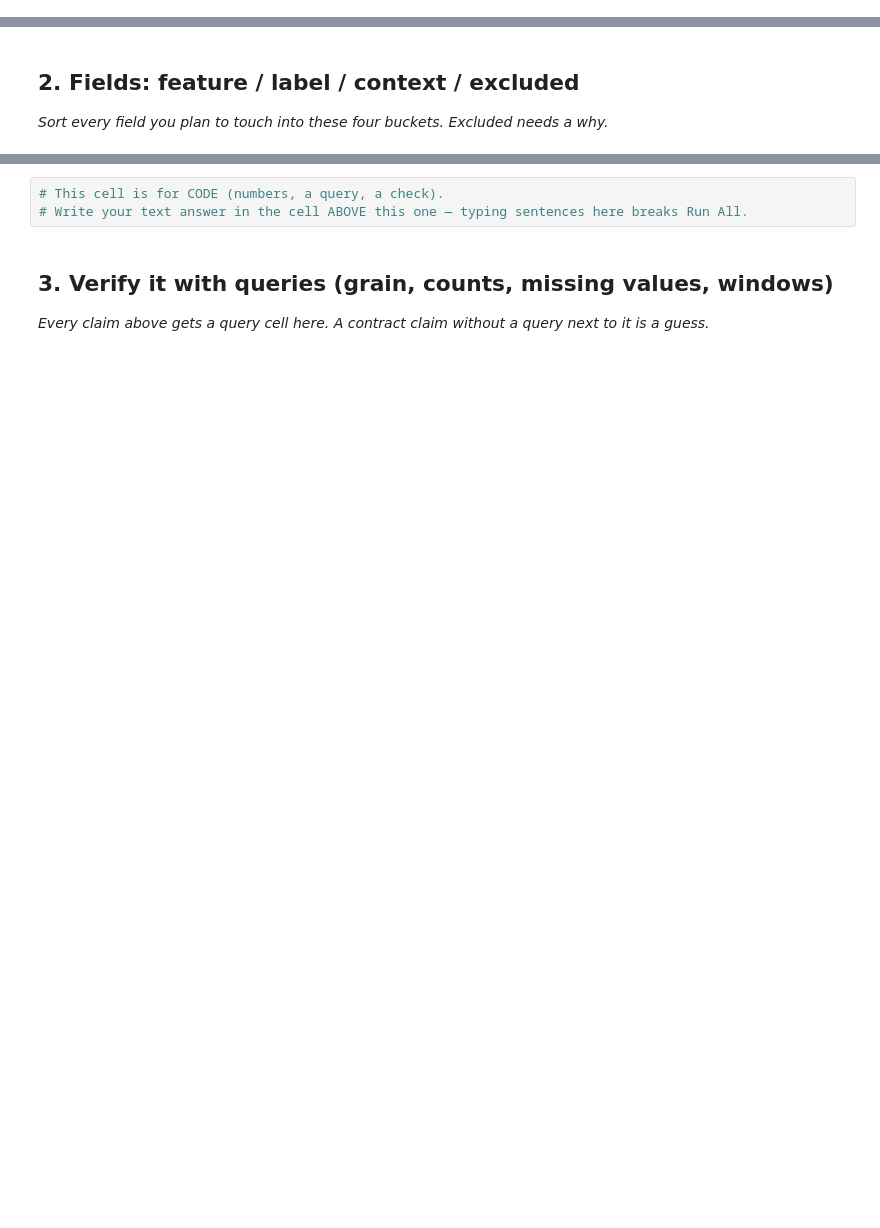
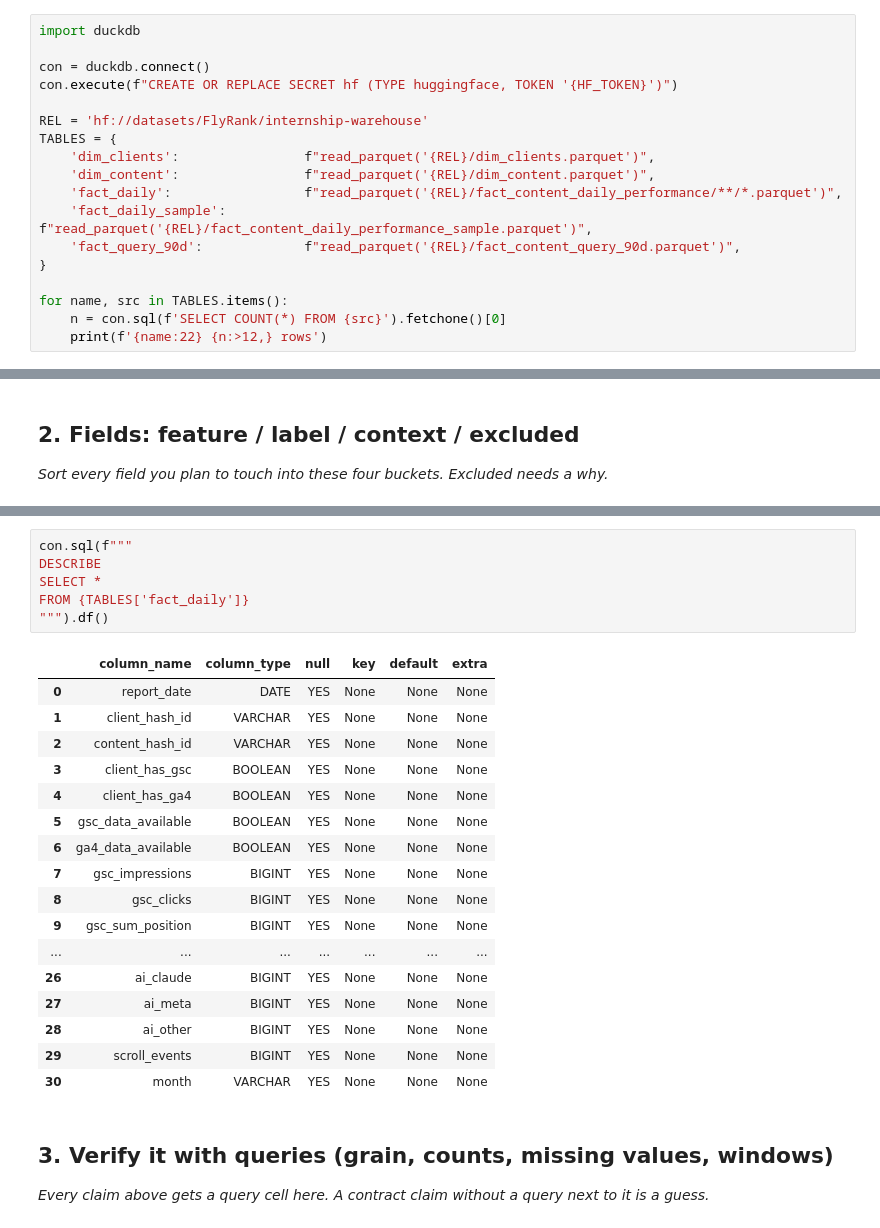
Before and after one commit to limon-available/starter-notebook, a Jupyter notebook: work/notebooks/w03_data_contract.ipynb, the cells around one changed output, grey strips where cells are left out. Drawn from its saved outputs; the diff is of its cells as text; blank space fills up the shorter version.

Commit message:
Complete ML-04 Search Intelligence Data Contract

```diff
--- a/work/notebooks/w03_data_contract.ipynb
+++ b/work/notebooks/w03_data_contract.ipynb
@@ -8,0 +26,18 @@ This skeleton is yours to fill. Work the sections **in order** — each one has
+# %%
+import duckdb
+
+con = duckdb.connect()
+con.execute(f"CREATE OR REPLACE SECRET hf (TYPE huggingface, TOKEN '{HF_TOKEN}')")
+
+REL = 'hf://datasets/FlyRank/internship-warehouse'
+TABLES = {
+    'dim_clients':                f"read_parquet('{REL}/dim_clients.parquet')",
+    'dim_content':                f"read_parquet('{REL}/dim_content.parquet')",
+    'fact_daily':                 f"read_parquet('{REL}/fact_content_daily_performance/**/*.parquet')",
+    'fact_daily_sample':          f"read_parquet('{REL}/fact_content_daily_performance_sample.parquet')",
+    'fact_query_90d':             f"read_parquet('{REL}/fact_content_query_90d.parquet')",
+}
+
+for name, src in TABLES.items():
+    n = con.sql(f'SELECT COUNT(*) FROM {src}').fetchone()[0]
+    print(f'{name:22} {n:>12,} rows')
@@ -20,6 +94,27 @@ This skeleton is yours to fill. Work the sections **in order** — each one has
 # %%
-# This cell is for CODE (numbers, a query, a check).
-# Write your text answer in the cell ABOVE this one — typing sentences here breaks Run All.
+con.sql(f"""
+DESCRIBE
+SELECT *
+FROM {TABLES['fact_daily']}
+""").df()
+# %% [output]
+|  | column_name | column_type | null | key | default | extra |
+| 0 | report_date | DATE | YES | None | None | None |
+| 1 | client_hash_id | VARCHAR | YES | None | None | None |
+| 2 | content_hash_id | VARCHAR | YES | None | None | None |
+| 3 | client_has_gsc | BOOLEAN | YES | None | None | None |
+| 4 | client_has_ga4 | BOOLEAN | YES | None | None | None |
+| 5 | gsc_data_available | BOOLEAN | YES | None | None | None |
+| 6 | ga4_data_available | BOOLEAN | YES | None | None | None |
+| 7 | gsc_impressions | BIGINT | YES | None | None | None |
+| 8 | gsc_clicks | BIGINT | YES | None | None | None |
+| 9 | gsc_sum_position | BIGINT | YES | None | None | None |
+| ... | ... | ... | ... | ... | ... | ... |
+| 26 | ai_claude | BIGINT | YES | None | None | None |
+| 27 | ai_meta | BIGINT | YES | None | None | None |
+| 28 | ai_other | BIGINT | YES | None | None | None |
+| 29 | scroll_events | BIGINT | YES | None | None | None |
+| 30 | month | VARCHAR | YES | None | None | None |
 # %% [markdown]
 ## 3. Verify it with queries (grain, counts, missing values, windows)
 
```
Also changed, not shown: parts of 17 cells of this notebook.
